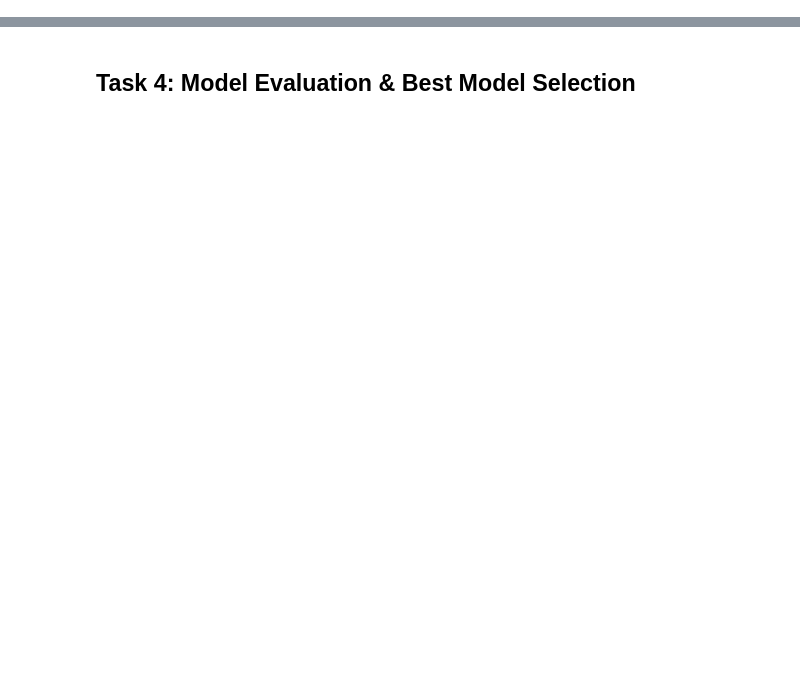
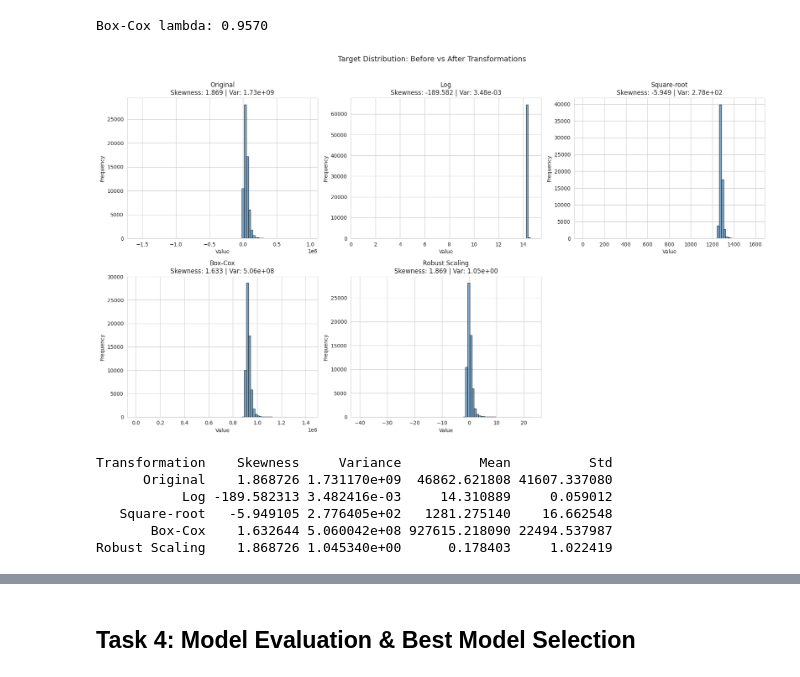
Before and after one commit to GetMeoutt/P2-Deliverable-2, a Jupyter notebook: Deliverable2.ipynb, the cells around one changed output, grey strips where cells are left out. Drawn from its saved outputs; the diff is of its cells as text; code cells hidden in the pictures; blank space fills up the shorter version.

```diff
--- a/Deliverable2.ipynb
+++ b/Deliverable2.ipynb
@@ -444,0 +249,67 @@ print(grid_summary.to_string(index=False))
+# %%
+# --- Apply 4 Transformations on training target ---
+
+# Shift constant to make all values positive (needed for log, sqrt, box-cox)
+shift = abs(y_train.min()) + 1
+y_train_shifted = y_train + shift
+y_test_shifted = y_test + shift
+
+# 1. Log Transformation
+y_train_log = np.log1p(y_train_shifted)
+
+# 2. Square-root Transformation
+y_train_sqrt = np.sqrt(y_train_shifted)
+
+# 3. Box-Cox Transformation
+y_train_boxcox, boxcox_lambda = stats.boxcox(y_train_shifted)
+print(f"Box-Cox lambda: {boxcox_lambda:.4f}")
+
+# 4. Robust Scaling
+robust_scaler = RobustScaler()
+y_train_robust = robust_scaler.fit_transform(y_train.values.reshape(-1, 1)).flatten()
+
+transformations = {
+    'Original': y_train,
+    'Log': y_train_log,
+    'Square-root': y_train_sqrt,
+    'Box-Cox': y_train_boxcox,
+    'Robust Scaling': y_train_robust
+}
+# %% [output]
+Box-Cox lambda: 0.9570
+# %%
+# --- Before vs After Distribution Plots ---
+fig, axes = plt.subplots(2, 3, figsize=(18, 10))
+axes = axes.flatten()
+
+for i, (name, data) in enumerate(transformations.items()):
+    ax = axes[i]
+    ax.hist(data, bins=80, color='steelblue', edgecolor='black', alpha=0.7)
+    skew_val = pd.Series(data).skew()
+    var_val = pd.Series(data).var()
+    ax.set_title(f'{name}\nSkewness: {skew_val:.3f} | Var: {var_val:.2e}')
+    ax.set_xlabel('Value')
+    ax.set_ylabel('Frequency')
+
+axes[5].axis('off')
+plt.suptitle('Target Distribution: Before vs After Transformations', fontsize=14, y=1.02)
+plt.tight_layout()
+plt.show()
+
+# Summary table
+summary = pd.DataFrame({
+    'Transformation': list(transformations.keys()),
+    'Skewness': [pd.Series(d).skew() for d in transformations.values()],
+    'Variance': [pd.Series(d).var() for d in transformations.values()],
+    'Mean': [pd.Series(d).mean() for d in transformations.values()],
+    'Std': [pd.Series(d).std() for d in transformations.values()],
+})
+print(summary.to_string(index=False))
+# %% [output]
+[figure, added]
+Transformation    Skewness     Variance          Mean          Std
+      Original    1.868726 1.731170e+09  46862.621808 41607.337080
+           Log -189.582313 3.482416e-03     14.310889     0.059012
+   Square-root   -5.949105 2.776405e+02   1281.275140    16.662548
+       Box-Cox    1.632644 5.060042e+08 927615.218090 22494.537987
+Robust Scaling    1.868726 1.045340e+00      0.178403     1.022419
```
Also changed, not shown: parts of 47 cells of this notebook, 4 other files.
